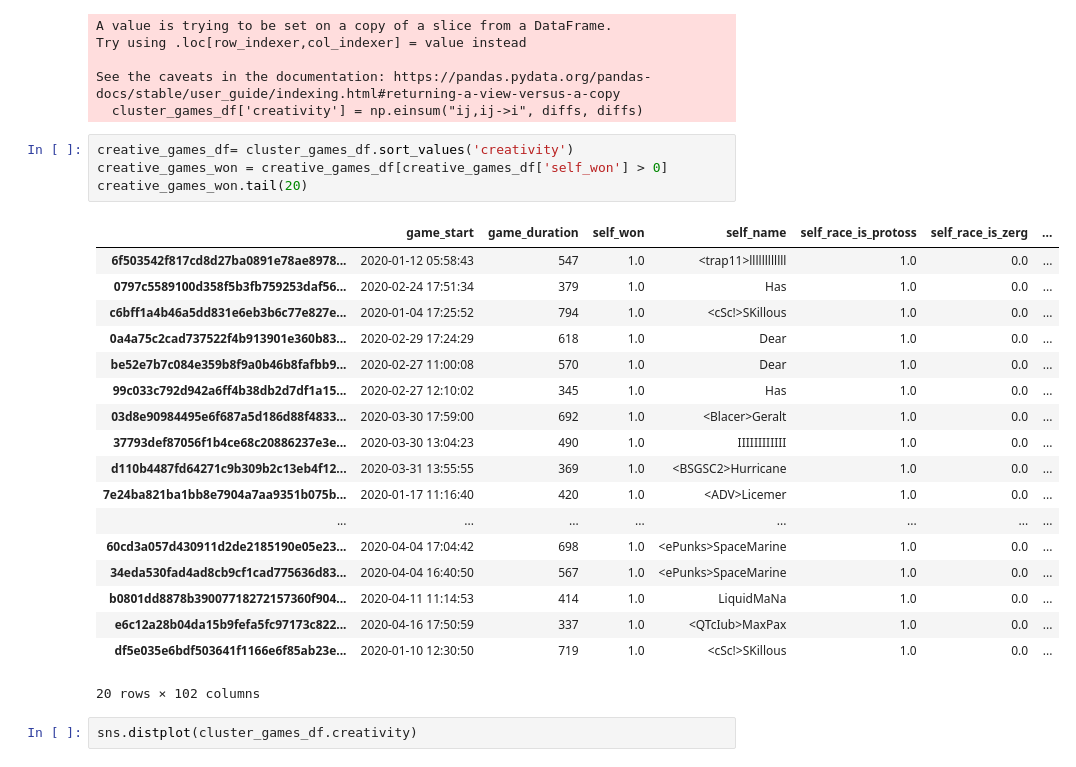
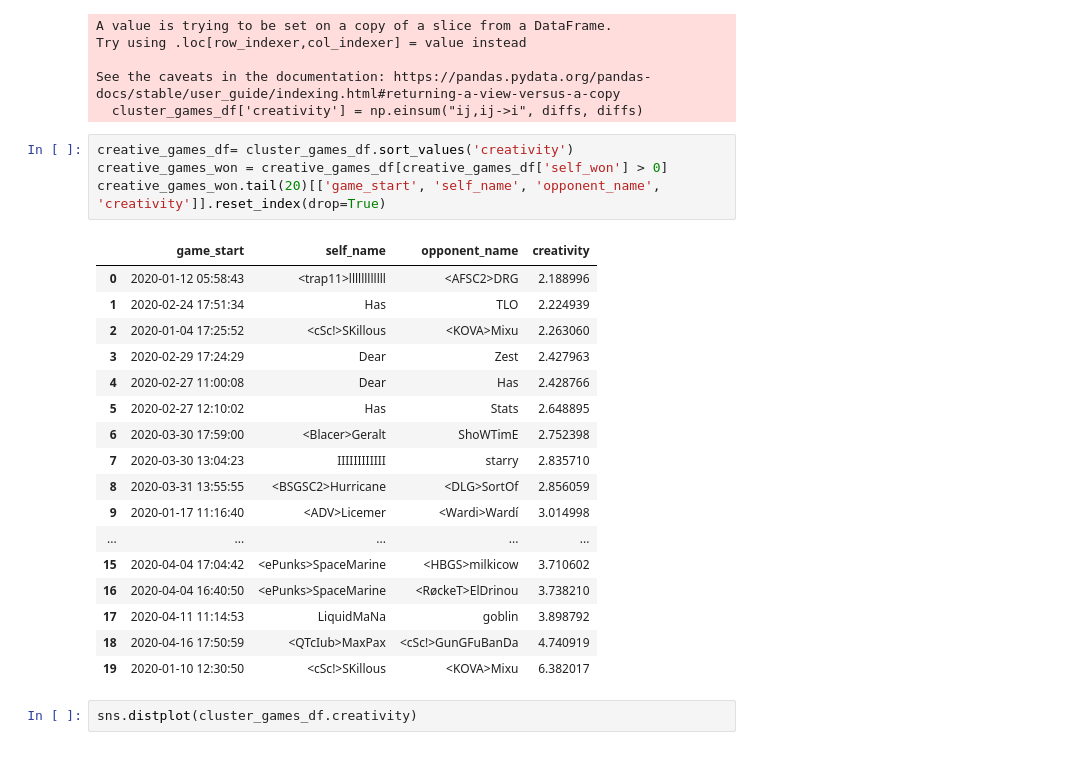
Before and after one commit to axiak/sc2creativity, a Jupyter notebook: notebooks/Autoencoder - selfdistance.ipynb, the cells around one changed output. Drawn from its saved outputs; the diff is of its cells as text.

```diff
--- a/notebooks/Autoencoder - selfdistance.ipynb
+++ b/notebooks/Autoencoder - selfdistance.ipynb
@@ -153,26 +123,25 @@ See the caveats in the documentation: https://pandas.pydata.org/pandas-docs/stab
 # %%
 creative_games_df= cluster_games_df.sort_values('creativity')
 creative_games_won = creative_games_df[creative_games_df['self_won'] > 0]
-creative_games_won.tail(20)
+creative_games_won.tail(20)[['game_start', 'self_name', 'opponent_name', 'creativity']].reset_index(drop=True)
 # %% [output]
-|  | game_start | game_duration | self_won | self_name | self_race_is_protoss | self_race_is_zerg | ... |
-| 6f503542f817cd8d27ba0891e78ae8978... | 2020-01-12 05:58:43 | 547 | 1.0 | <trap11>llllllllllll | 1.0 | 0.0 | ... |
-| 0797c5589100d358f5b3fb759253daf56... | 2020-02-24 17:51:34 | 379 | 1.0 | Has | 1.0 | 0.0 | ... |
-| c6bff1a4b46a5dd831e6eb3b6c77e827e... | 2020-01-04 17:25:52 | 794 | 1.0 | <сSсǃ>SKillous | 1.0 | 0.0 | ... |
-| 0a4a75c2cad737522f4b913901e360b83... | 2020-02-29 17:24:29 | 618 | 1.0 | Dear | 1.0 | 0.0 | ... |
-| be52e7b7c084e359b8f9a0b46b8fafbb9... | 2020-02-27 11:00:08 | 570 | 1.0 | Dear | 1.0 | 0.0 | ... |
-| 99c033c792d942a6ff4b38db2d7df1a15... | 2020-02-27 12:10:02 | 345 | 1.0 | Has | 1.0 | 0.0 | ... |
-| 03d8e90984495e6f687a5d186d88f4833... | 2020-03-30 17:59:00 | 692 | 1.0 | <Blacer>Geralt | 1.0 | 0.0 | ... |
-| 37793def87056f1b4ce68c20886237e3e... | 2020-03-30 13:04:23 | 490 | 1.0 | IIIIIIIIIIII | 1.0 | 0.0 | ... |
-| d110b4487fd64271c9b309b2c13eb4f12... | 2020-03-31 13:55:55 | 369 | 1.0 | <BSGSC2>Hurricane | 1.0 | 0.0 | ... |
-| 7e24ba821ba1bb8e7904a7aa9351b075b... | 2020-01-17 11:16:40 | 420 | 1.0 | <АDV>Licemer | 1.0 | 0.0 | ... |
-| ... | ... | ... | ... | ... | ... | ... | ... |
-| 60cd3a057d430911d2de2185190e05e23... | 2020-04-04 17:04:42 | 698 | 1.0 | <ePunks>SpaceMarine | 1.0 | 0.0 | ... |
-| 34eda530fad4ad8cb9cf1cad775636d83... | 2020-04-04 16:40:50 | 567 | 1.0 | <ePunks>SpaceMarine | 1.0 | 0.0 | ... |
-| b0801dd8878b39007718272157360f904... | 2020-04-11 11:14:53 | 414 | 1.0 | LiquidMaNa | 1.0 | 0.0 | ... |
-| e6c12a28b04da15b9fefa5fc97173c822... | 2020-04-16 17:50:59 | 337 | 1.0 | <QTcIub>MaxPax | 1.0 | 0.0 | ... |
-| df5e035e6bdf503641f1166e6f85ab23e... | 2020-01-10 12:30:50 | 719 | 1.0 | <сSсǃ>SKillous | 1.0 | 0.0 | ... |
+|  | game_start | self_name | opponent_name | creativity |
+| 0 | 2020-01-12 05:58:43 | <trap11>llllllllllll | <AFSC2>DRG | 2.188996 |
+| 1 | 2020-02-24 17:51:34 | Has | TLO | 2.224939 |
+| 2 | 2020-01-04 17:25:52 | <сSсǃ>SKillous | <KOVA>Mixu | 2.263060 |
+| 3 | 2020-02-29 17:24:29 | Dear | Zest | 2.427963 |
+| 4 | 2020-02-27 11:00:08 | Dear | Has | 2.428766 |
+| 5 | 2020-02-27 12:10:02 | Has | Stats | 2.648895 |
+| 6 | 2020-03-30 17:59:00 | <Blacer>Geralt | ShoWTimE | 2.752398 |
+| 7 | 2020-03-30 13:04:23 | IIIIIIIIIIII | starry | 2.835710 |
+| 8 | 2020-03-31 13:55:55 | <BSGSC2>Hurricane | <DLG>SortOf | 2.856059 |
+| 9 | 2020-01-17 11:16:40 | <АDV>Licemer | <Wardi>Wardí | 3.014998 |
+| ... | ... | ... | ... | ... |
+| 15 | 2020-04-04 17:04:42 | <ePunks>SpaceMarine | <HBGS>milkicow | 3.710602 |
+| 16 | 2020-04-04 16:40:50 | <ePunks>SpaceMarine | <RøckeT>ElDrinou | 3.738210 |
+| 17 | 2020-04-11 11:14:53 | LiquidMaNa | goblin | 3.898792 |
+| 18 | 2020-04-16 17:50:59 | <QTcIub>MaxPax | <сSсǃ>GunGFuBanDa | 4.740919 |
+| 19 | 2020-01-10 12:30:50 | <сSсǃ>SKillous | <KOVA>Mixu | 6.382017 |
-20 rows × 102 columns
 # %%
 sns.distplot(cluster_games_df.creativity)
 # %% [output]
```
Also changed, not shown: parts of 7 cells of this notebook.
